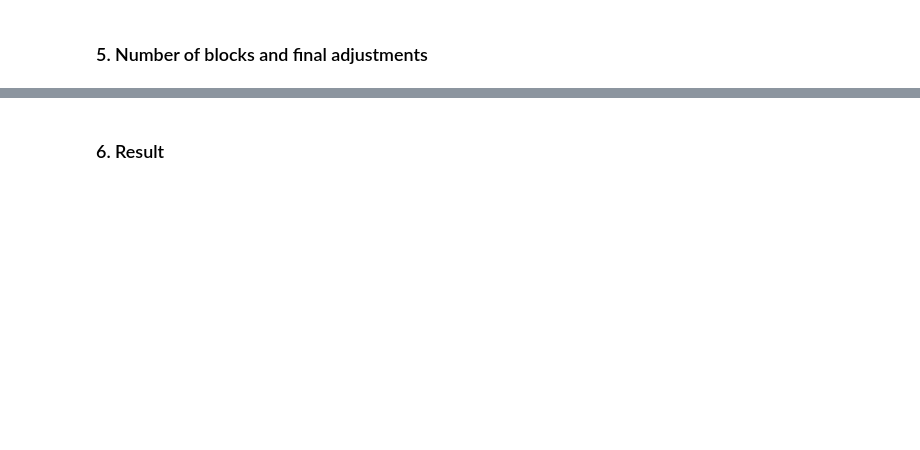
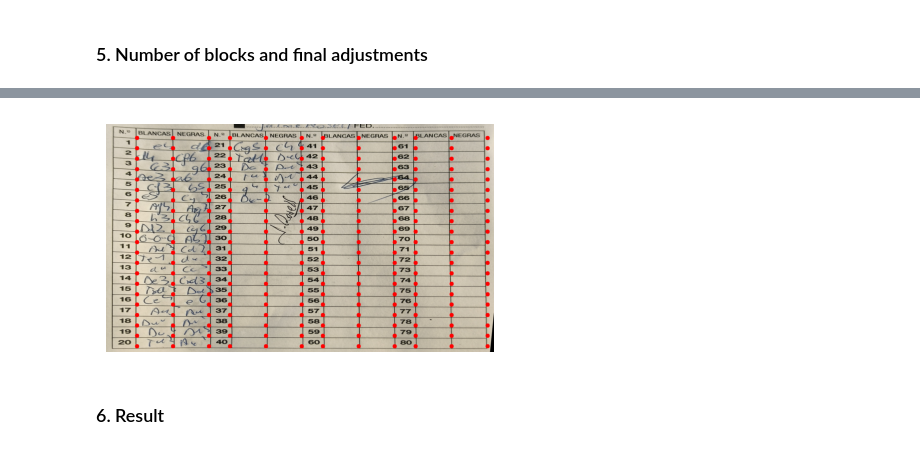
Before and after one commit to moveread/scoresheet-models, a Jupyter notebook: scripts/new-model.ipynb, the cells around one changed output, grey strips where cells are left out. Cells and saved outputs as stored; diff of their text form; code cells hidden in the pictures; blank space fills up the shorter version.

```diff
--- a/scripts/new-model.ipynb
+++ b/scripts/new-model.ipynb
@@ -86,16 +99,18 @@ print(f'  - Number Width: {NUM_W}')
 # %%
-NUM_BLOCKS = 2
+NUM_BLOCKS = 4
 FINAL_BOX_WIDTH = BOX_WIDTH
 FINAL_SPACE_W = SPACE_W
 FINAL_NUM_W = NUM_W
 
 abs_box_w, abs_box_h = abs_box(FINAL_BOX_WIDTH, NUM_ROWS)
 abs_space_w = abs_space(FINAL_SPACE_W)
 
 block_tls = [tl + [i*(2*abs_box_w + abs_space_w + abs_num_w), 0] for i in range(NUM_BLOCKS)]
 all_points = I.flatten(block_points(block_tl, FINAL_BOX_WIDTH, NUM_ROWS) for block_tl in block_tls).sync()
 
 vc.show(vc.draw.vertices(img, all_points))
+# %% [output]
+[figure, added]
 # %% [markdown]
 ### 6. Result
 # %%
```
Also changed, not shown: parts of 12 cells of this notebook, 5 other files.
